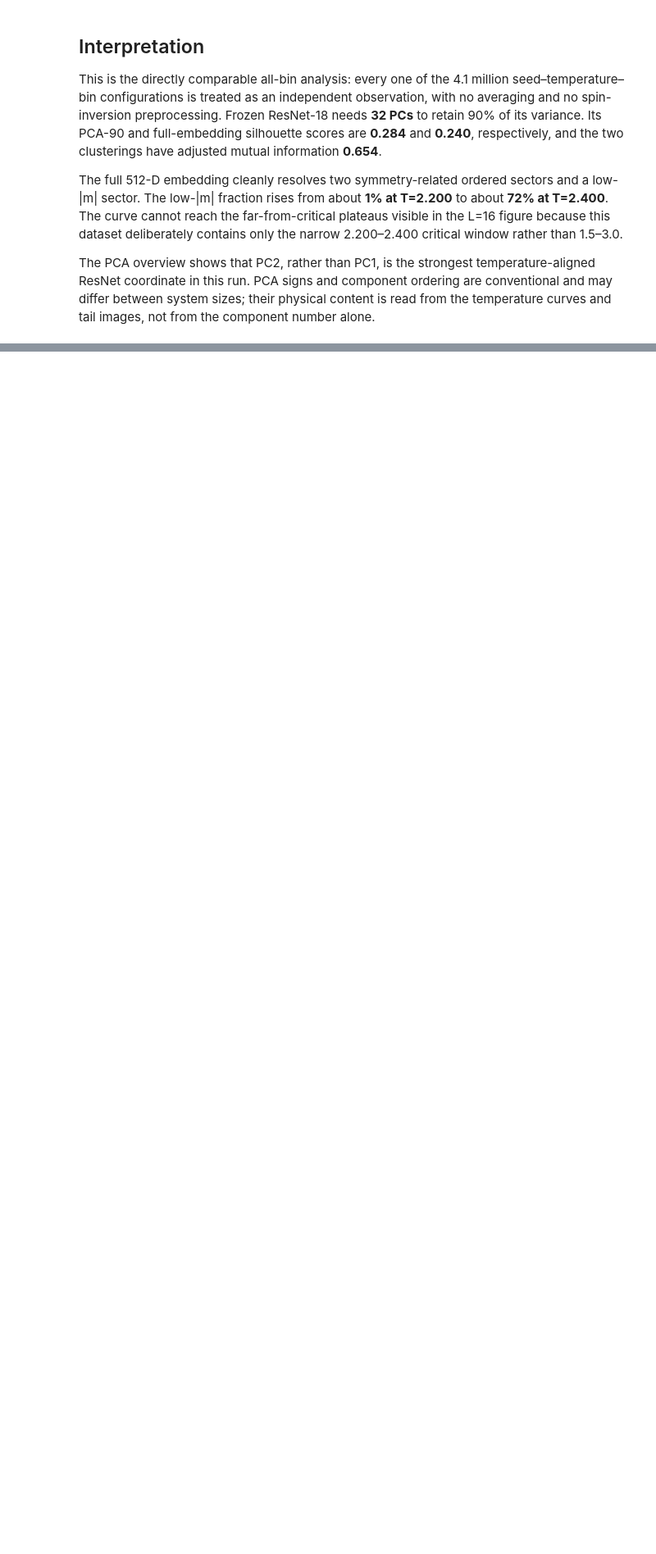
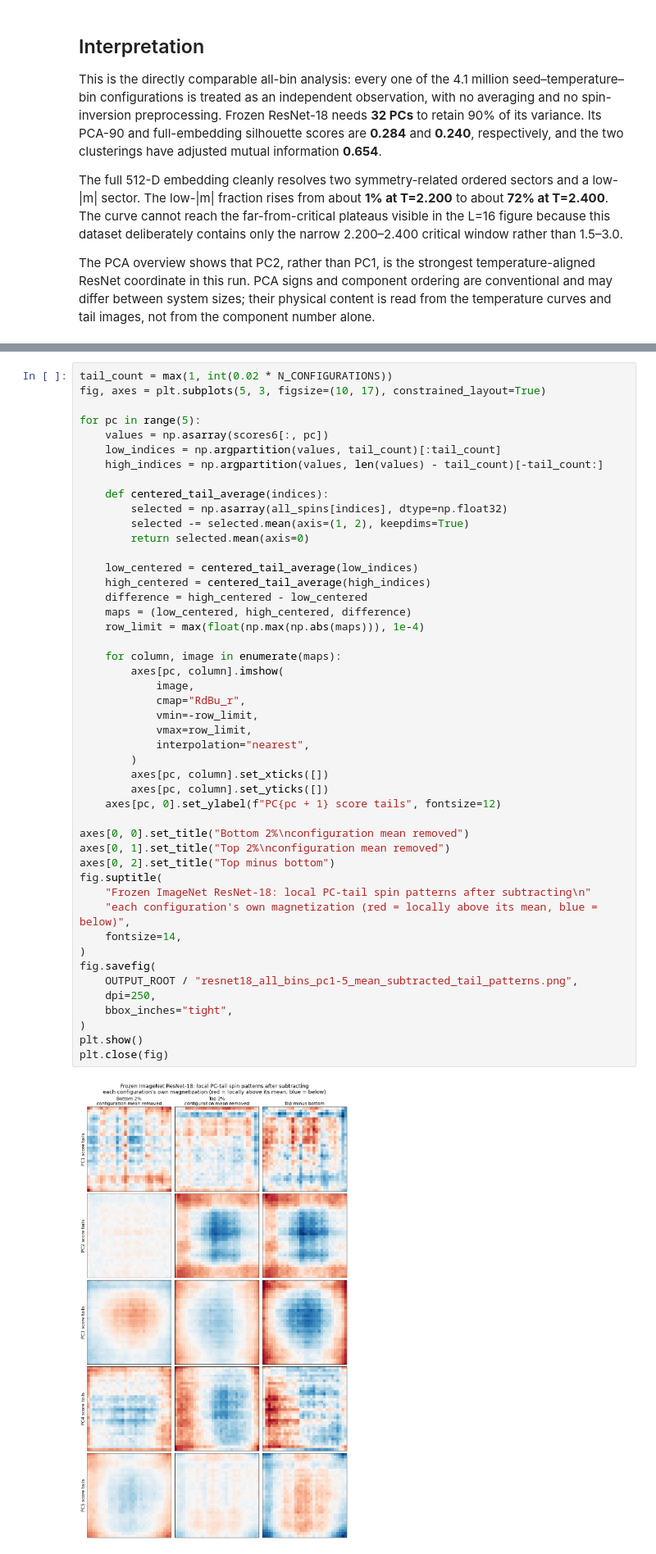
Before and after one commit to lledson425/Summer25, a Jupyter notebook: notebooks/ising/ising32_resnet_analysis.ipynb, the cells around one changed output, grey strips where cells are left out. Shown at 82% size. Saved outputs shown, nothing was run; the diff lists cells and outputs as text; blank space fills up the shorter version.

Commit message:
Add mean-subtracted ResNet tails

```diff
--- a/notebooks/ising/ising32_resnet_analysis.ipynb
+++ b/notebooks/ising/ising32_resnet_analysis.ipynb
@@ -344,0 +334,49 @@ The PCA overview shows that PC2, rather than PC1, is the strongest temperature-a
+# %%
+tail_count = max(1, int(0.02 * N_CONFIGURATIONS))
+fig, axes = plt.subplots(5, 3, figsize=(10, 17), constrained_layout=True)
+
+for pc in range(5):
+    values = np.asarray(scores6[:, pc])
+    low_indices = np.argpartition(values, tail_count)[:tail_count]
+    high_indices = np.argpartition(values, len(values) - tail_count)[-tail_count:]
+
+    def centered_tail_average(indices):
+        selected = np.asarray(all_spins[indices], dtype=np.float32)
+        selected -= selected.mean(axis=(1, 2), keepdims=True)
+        return selected.mean(axis=0)
+
+    low_centered = centered_tail_average(low_indices)
+    high_centered = centered_tail_average(high_indices)
+    difference = high_centered - low_centered
+    maps = (low_centered, high_centered, difference)
+    row_limit = max(float(np.max(np.abs(maps))), 1e-4)
+
+    for column, image in enumerate(maps):
+        axes[pc, column].imshow(
+            image,
+            cmap="RdBu_r",
+            vmin=-row_limit,
+            vmax=row_limit,
+            interpolation="nearest",
+        )
+        axes[pc, column].set_xticks([])
+        axes[pc, column].set_yticks([])
+    axes[pc, 0].set_ylabel(f"PC{pc + 1} score tails", fontsize=12)
+
+axes[0, 0].set_title("Bottom 2%\nconfiguration mean removed")
+axes[0, 1].set_title("Top 2%\nconfiguration mean removed")
+axes[0, 2].set_title("Top minus bottom")
+fig.suptitle(
+    "Frozen ImageNet ResNet-18: local PC-tail spin patterns after subtracting\n"
+    "each configuration's own magnetization (red = locally above its mean, blue = below)",
+    fontsize=14,
+)
+fig.savefig(
+    OUTPUT_ROOT / "resnet18_all_bins_pc1-5_mean_subtracted_tail_patterns.png",
+    dpi=250,
+    bbox_inches="tight",
+)
+plt.show()
+plt.close(fig)
+# %% [output]
+[figure, added]
```
Also changed, not shown: parts of 2 cells of this notebook.
